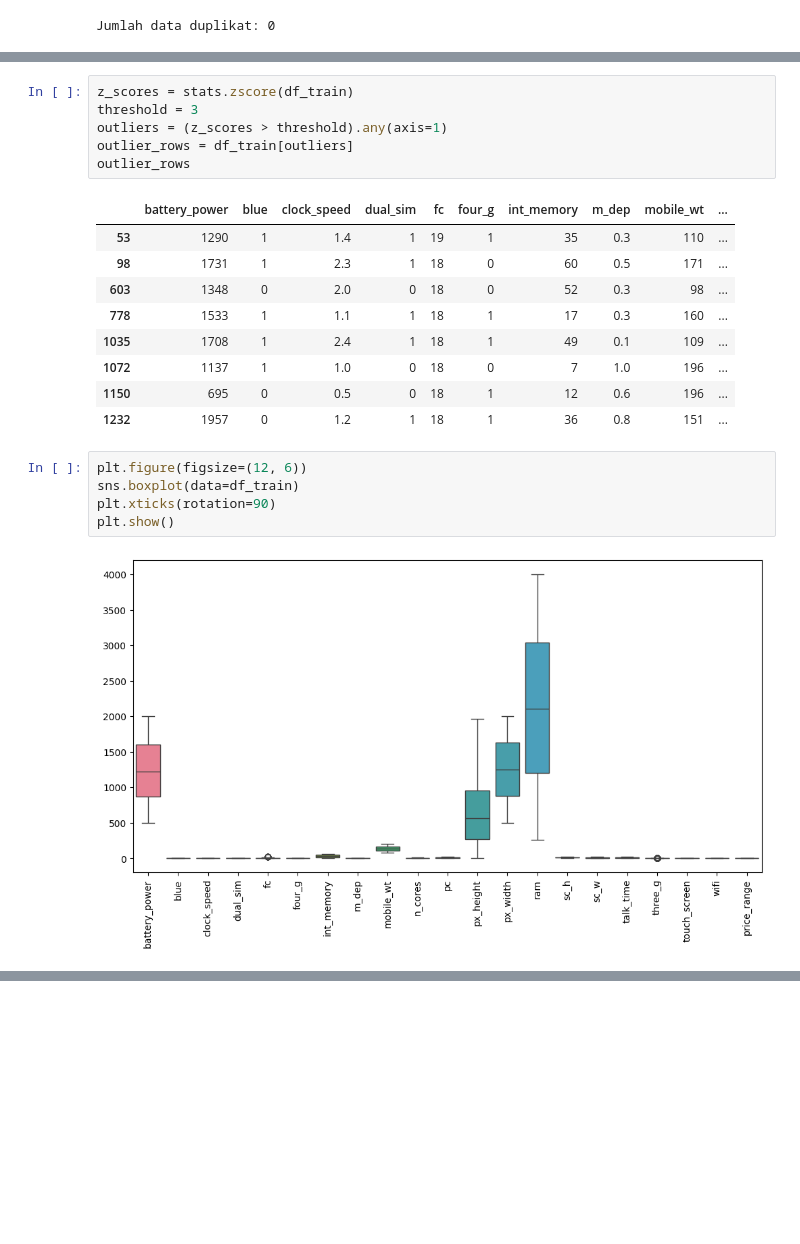
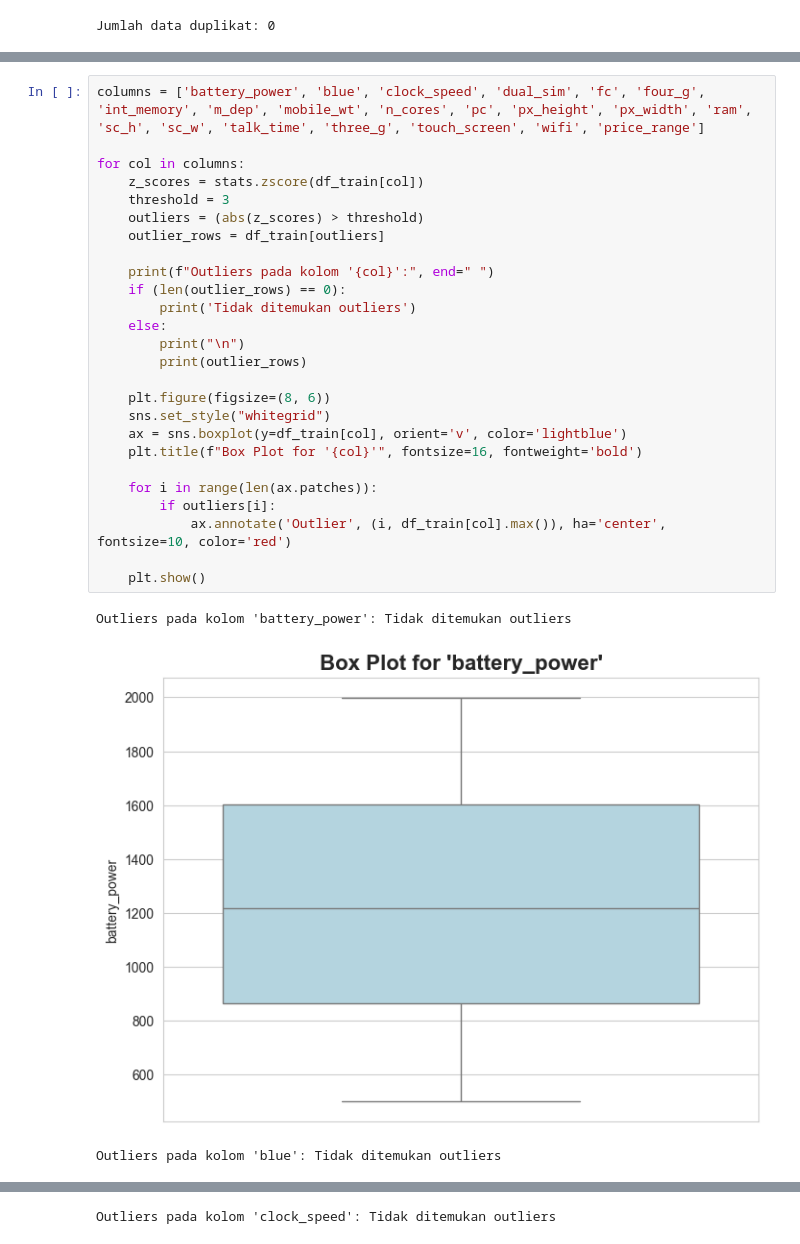
Before and after one commit to AustinPardosi/Tucil-2-AI, a Jupyter notebook: Tucil2_13521071_13521084.ipynb, the cells around one changed output, grey strips where cells are left out. Saved outputs shown, nothing was run; the diff lists cells and outputs as text; blank space fills up the shorter version.

```diff
--- a/Tucil2_13521071_13521084.ipynb
+++ b/Tucil2_13521071_13521084.ipynb
@@ -146,23 +154,30 @@ dtype: int64
-# %%
-z_scores = stats.zscore(df_train)
-threshold = 3
-outliers = (z_scores > threshold).any(axis=1)
-outlier_rows = df_train[outliers]
-outlier_rows
-# %% [output]
-|  | battery_power | blue | clock_speed | dual_sim | fc | four_g | int_memory | m_dep | mobile_wt | ... |
-| 53 | 1290 | 1 | 1.4 | 1 | 19 | 1 | 35 | 0.3 | 110 | ... |
-| 98 | 1731 | 1 | 2.3 | 1 | 18 | 0 | 60 | 0.5 | 171 | ... |
-| 603 | 1348 | 0 | 2.0 | 0 | 18 | 0 | 52 | 0.3 | 98 | ... |
-| 778 | 1533 | 1 | 1.1 | 1 | 18 | 1 | 17 | 0.3 | 160 | ... |
-| 1035 | 1708 | 1 | 2.4 | 1 | 18 | 1 | 49 | 0.1 | 109 | ... |
-| 1072 | 1137 | 1 | 1.0 | 0 | 18 | 0 | 7 | 1.0 | 196 | ... |
-| 1150 | 695 | 0 | 0.5 | 0 | 18 | 1 | 12 | 0.6 | 196 | ... |
-| 1232 | 1957 | 0 | 1.2 | 1 | 18 | 1 | 36 | 0.8 | 151 | ... |
-# %%
-plt.figure(figsize=(12, 6))
-sns.boxplot(data=df_train)
-plt.xticks(rotation=90)
-plt.show()
-# %% [output]
-[figure, removed]
+# %%
+columns = ['battery_power', 'blue', 'clock_speed', 'dual_sim', 'fc', 'four_g', 'int_memory', 'm_dep', 'mobile_wt', 'n_cores', 'pc', 'px_height', 'px_width', 'ram', 'sc_h', 'sc_w', 'talk_time', 'three_g', 'touch_screen', 'wifi', 'price_range']
+
+for col in columns:
+    z_scores = stats.zscore(df_train[col])
+    threshold = 3
+    outliers = (abs(z_scores) > threshold)
+    outlier_rows = df_train[outliers]
+
+    print(f"Outliers pada kolom '{col}':", end=" ")
+    if (len(outlier_rows) == 0):
+        print('Tidak ditemukan outliers')
+    else:
+        print("\n")
+        print(outlier_rows)
+
+    plt.figure(figsize=(8, 6))
+    sns.set_style("whitegrid")
+    ax = sns.boxplot(y=df_train[col], orient='v', color='lightblue')
+    plt.title(f"Box Plot for '{col}'", fontsize=16, fontweight='bold')
+
+    for i in range(len(ax.patches)):
+        if outliers[i]:
+            ax.annotate('Outlier', (i, df_train[col].max()), ha='center', fontsize=10, color='red')
+
+    plt.show()
+# %% [output]
+Outliers pada kolom 'battery_power': Tidak ditemukan outliers
+[figure, added]
+Outliers pada kolom 'blue': Tidak ditemukan outliers
@@ -168,0 +185 @@ plt.show()
+Outliers pada kolom 'clock_speed': Tidak ditemukan outliers
```
Also changed, not shown: parts of 18 cells of this notebook.
